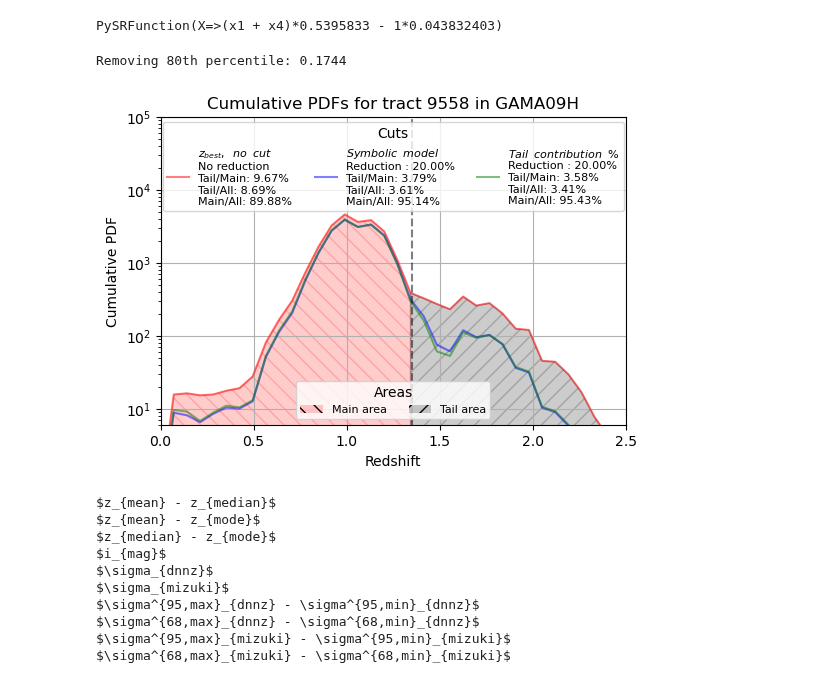
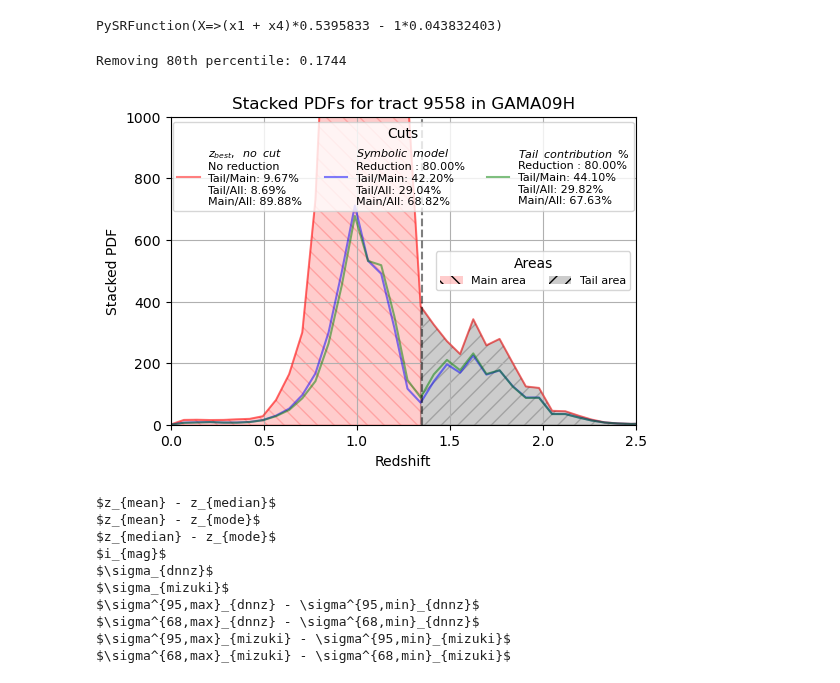
Before and after one commit to JeanCHDJdev/desi-y3-hsc, a Jupyter notebook: src/photoz_cuts/photoz_pdfdnnz_cut.ipynb, the cells around one changed output. Saved outputs shown, nothing was run; the diff lists cells and outputs as text; code cells hidden in the pictures.

```diff
--- a/src/photoz_cuts/photoz_pdfdnnz_cut.ipynb
+++ b/src/photoz_cuts/photoz_pdfdnnz_cut.ipynb
@@ -101,9 +121,9 @@ def tail_contribution(probf, lim_tail):
     return np.trapz(probf[mask_tail], x=z_bins[mask_tail]) / np.trapz(probf, x=z_bins)
 # %%
 print(f"No calibration cut : {len(z[zbin_crit_best])}")
-filt_pdf = pdf[calibration_cut & zbin_crit_best]
-filt_z = z[calibration_cut & zbin_crit_best]
-filt_phot = phot[calibration_cut & zbin_crit_best]
+filt_pdf = pdf[zbin_crit_best]
+filt_z = z[zbin_crit_best]
+filt_phot = phot[zbin_crit_best]
 print(filt_pdf.shape, filt_z.shape, filt_phot.shape)
 # %% [output]
 No calibration cut : 25119
@@ -154,5 +179,12 @@ print(X.shape, y.shape)
 # %%
-plt.hist(tails, bins=300)
+symexpr = ((mean_mode_diff + std_dnnz) * 0.5395833) - 0.043832403
+tails = np.array(tails)
+sym_thresh = np.percentile(symexpr, 80)
+mask_20pc = symexpr > sym_thresh
+true_thresh = np.percentile(tails, 80)
+mask_20pc_tail = tails > true_thresh
+plt.hist(tails[mask_20pc], bins=300, alpha=0.5)
+plt.hist(tails[mask_20pc_tail], bins=300, alpha=0.5)
 plt.xlabel('Tail contribution')
 plt.ylabel('Count')
 plt.title('Tail contributions of the stacked PDF for GAMA09H tract 9558')
@@ -250,13 +282,13 @@ model.equations_.iloc[3].lambda_format
 PySRFunction(X=>(x1 + x4)*0.5395833 - 1*0.043832403)
 # %%
 pct = 80
-expression = ((features[1] + features[4]) * 0.5395833) - 0.043832403 #(features[1] + (features[4] - 0.08123776)) * 0.5395908
+expression = symexpr #(features[1] + (features[4] - 0.08123776)) * 0.5395908
 
 rm_threshold = np.percentile(expression, pct)
 print(f'Removing {pct}th percentile: {rm_threshold:.4f}')
-rm_tail = expression < rm_threshold
+rm_tail = expression > rm_threshold
 tail_threshold = np.percentile(tails, 80)
-tail_contrib = np.array(tails) < tail_threshold
+tail_contrib = np.array(tails) > tail_threshold
 
 fig, ax = plt.subplots(figsize=(6, 4))
 
@@ -304,36 +336,36 @@ ax.fill_between(
 ax.fill_between(
     z_bins[z_bins > lim_tail-0.007],
     best_sum[z_bins > lim_tail-0.007],
     0,
     color='black',
     alpha=0.2,
     interpolate=True,
     hatch='//'
 )
 from matplotlib.patches import Patch
 from matplotlib.lines import Line2D
 ax.set_xlabel('Redshift')
-ax.set_ylabel('Cumulative PDF')
+ax.set_ylabel('Stacked PDF')
 legend1 = ax.legend(loc='upper center', fontsize=8, ncols=3, title='Cuts')
-ax.set_title(f'Cumulative PDFs for tract {tract_id} in GAMA09H')
+ax.set_title(f'Stacked PDFs for tract {tract_id} in GAMA09H')
 ax.grid()
 ax.set_xlim(0, 2.5)
-ax.set_yscale('log')
-ax.set_ylim(6, 1e5)
+#ax.set_yscale('log')
+ax.set_ylim(0, 1000)
 
 ax.add_artist(legend1)
 legend_elements = [
     Patch(facecolor='red', alpha=0.2, hatch='\\\\' ,label='Main area'),
     Patch(facecolor='black', alpha=0.2, hatch='//', label='Tail area'),
 ]
 second_legend = ax.legend(
     handles=legend_elements,
-    loc='lower center',
+    loc='center right',
     fontsize=8,
     ncols=2,
     title='Areas',
     frameon=True
 )
 # %% [output]
 Removing 80th percentile: 0.1744
-[figure, old version]
+[figure, new version]
```
Also changed, not shown: parts of 8 cells of this notebook, 3 other files.
